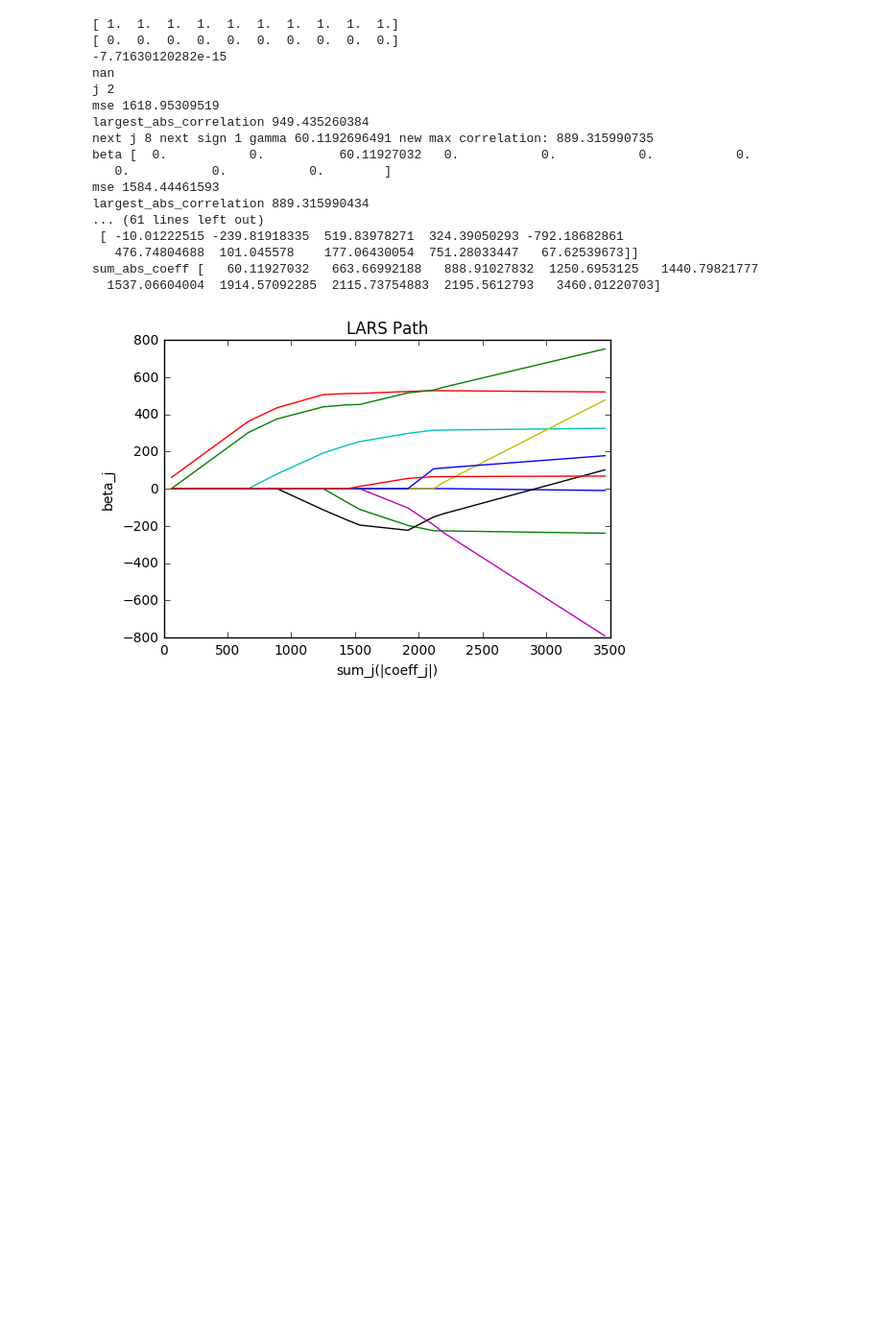
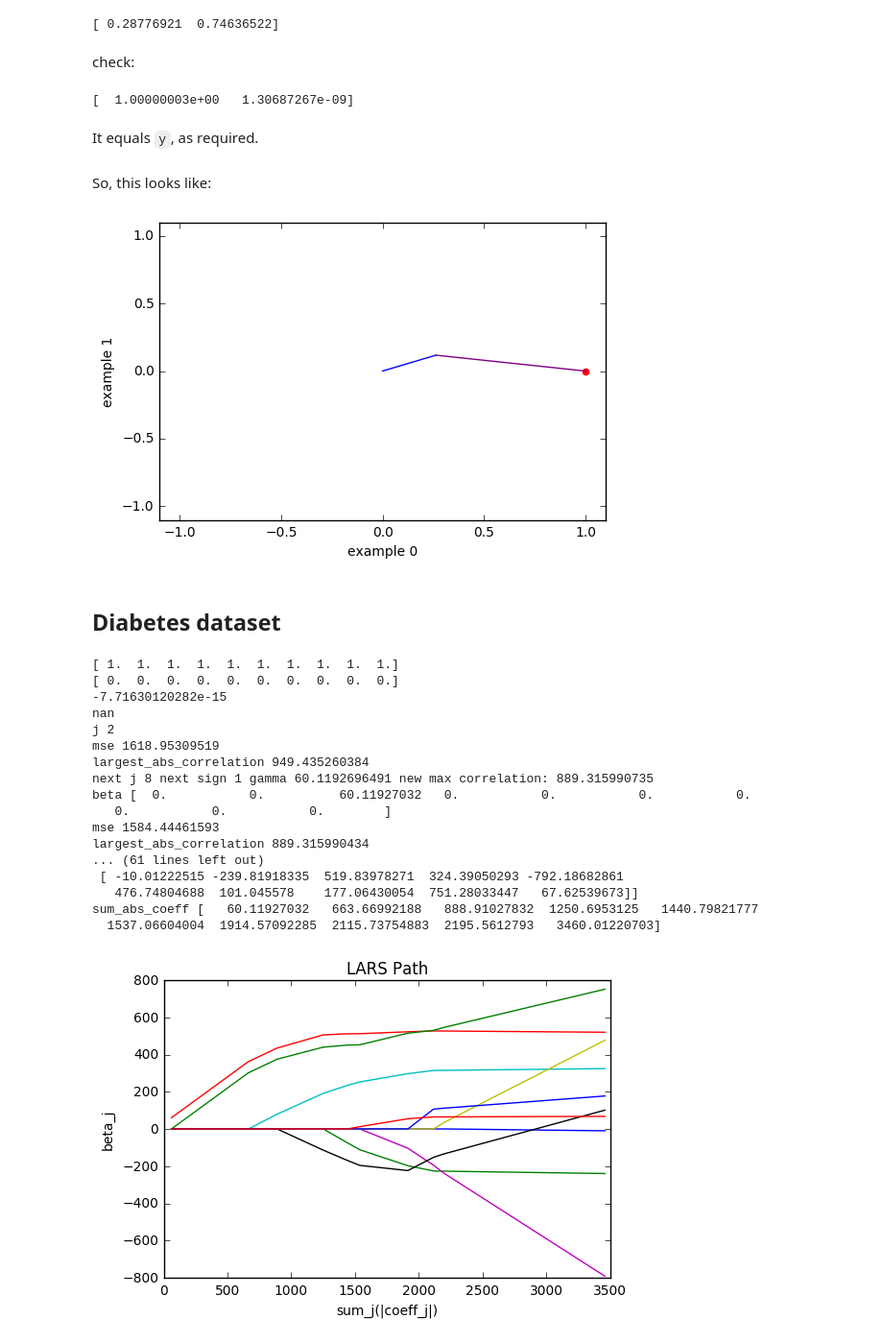
Before and after one commit to hughperkins/selfstudy-LARS, a Jupyter notebook: test_lars.ipynb, the cells around one changed output. Shown at 96% size. Cells and saved outputs as stored; diff of their text form; code cells hidden in the pictures; blank space fills up the shorter version.

```diff
--- a/test_lars.ipynb
+++ b/test_lars.ipynb
@@ -1,3 +135,43 @@
+# %%
+import numpy as np
+
+toy.sa = np.zeros((2, 2), dtype=np.float32)
+toy.sa[:, 0] = toy.walk0
+toy.sa[:, 1] = toy.walk1
+toy.sb = toy.y
+toy.sx = np.linalg.solve(toy.sa, toy.sb)
+
+print(toy.sx)
+# %% [output]
+[ 0.28776921  0.74636522]
+# %% [markdown]
+check:
+# %%
+print(toy.sx[0] * toy.walk0 + toy.sx[1] * toy.walk1)
+# %% [output]
+[  1.00000003e+00   1.30687267e-09]
+# %% [markdown]
+It equals `y`, as required.
+# %% [markdown]
+So, this looks like:
+# %%
+plt.ylim(-1.1, 1.1)
+plt.xlim(-1.1, 1.1)
+plt.xlabel('example 0')
+plt.ylabel('example 1')
+
+toy.p0 = np.zeros((2,))
+toy.p1 = toy.p0 + toy.sx[0] * toy.walk0
+toy.p2 = toy.p1 + toy.sx[1] * toy.walk1
+
+plt.plot((toy.p0[0], toy.p1[0]), (toy.p0[1], toy.p1[1]), color='blue')
+plt.plot((toy.p1[0], toy.p2[0]), (toy.p1[1], toy.p2[1]), color='purple')
+plt.scatter(toy.y[0], toy.y[1], color='red')
+plt.show()
+# %% [output]
+[figure, added]
+# %% [markdown]
+## Diabetes dataset
 # %%
 import numpy as np
 import sklearn.datasets
```
Also changed, not shown: parts of 9 cells of this notebook.
